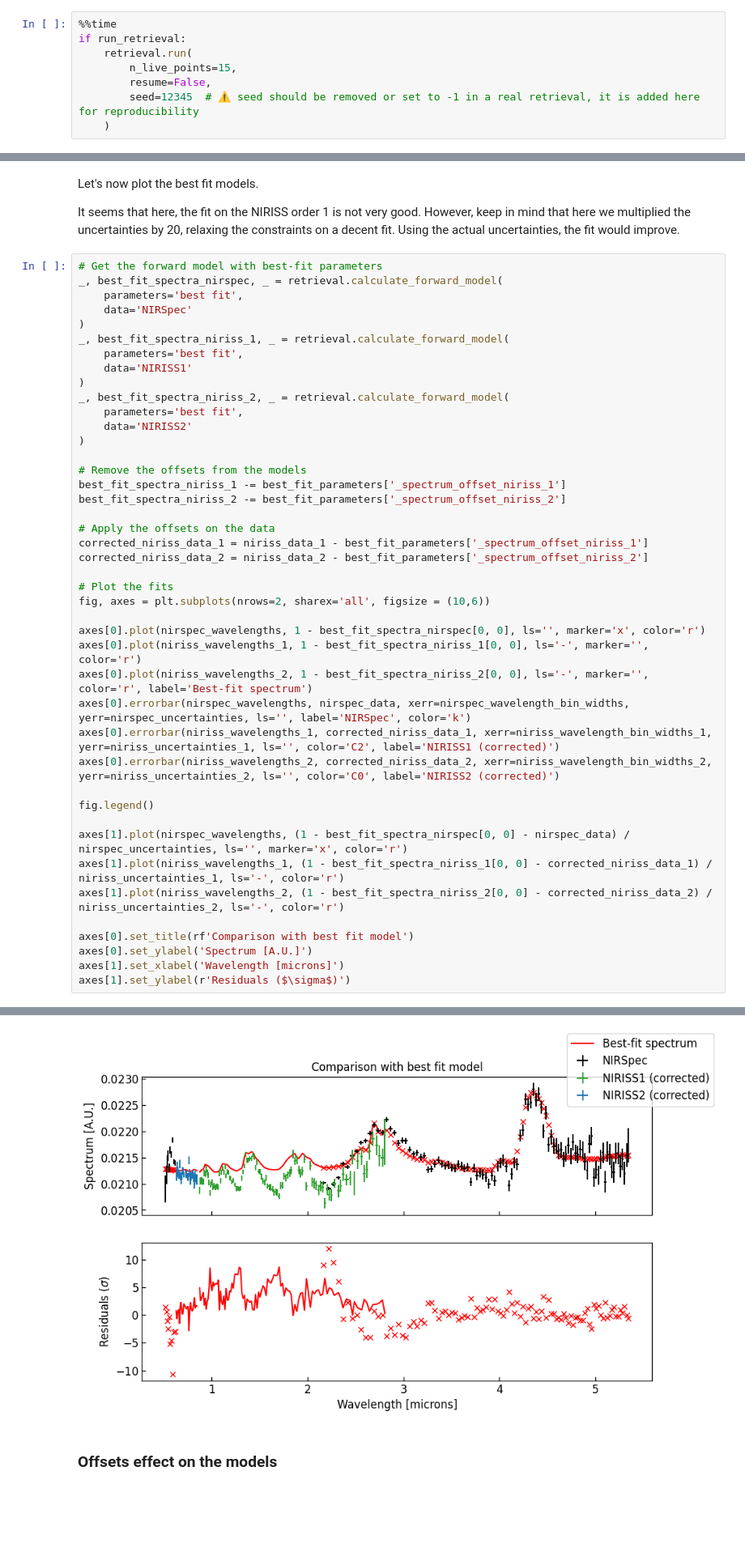
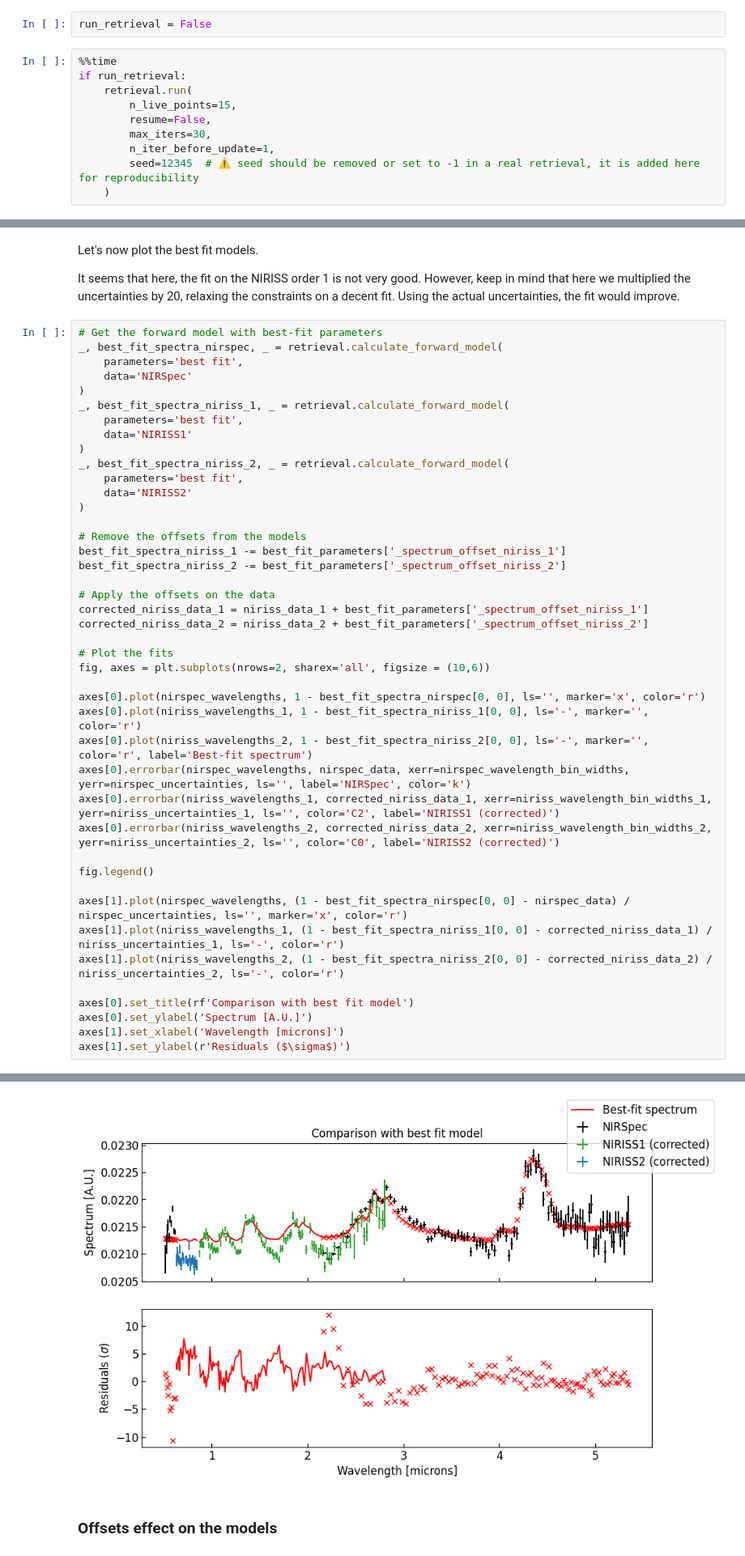
Before and after one commit to wbalmer/petitRADTRANS, a Jupyter notebook: docs/content/notebooks/retrieval_spectral_model_jwst.ipynb, the cells around one changed output, grey strips where cells are left out. Shown at 81% size. Drawn from its saved outputs; the diff is of its cells as text; blank space fills up the shorter version.

```diff
--- a/docs/content/notebooks/retrieval_spectral_model_jwst.ipynb
+++ b/docs/content/notebooks/retrieval_spectral_model_jwst.ipynb
@@ -572,12 +563,16 @@ Using provided Radtrans object for data 'NIRISS1'...
 Using provided Radtrans object for data 'NIRISS2'...
 # %% [markdown]
 Let's now run the retrieval. It should take about 1 hour with 15 processes.
+# %%
+run_retrieval = False
 # %%
 %%time
 if run_retrieval:
     retrieval.run(
         n_live_points=15,
         resume=False,
+        max_iters=30,
+        n_iter_before_update=1,
         seed=12345  # ⚠️ seed should be removed or set to -1 in a real retrieval, it is added here for reproducibility
     )
 # %% [output]
@@ -653,36 +648,36 @@ _, best_fit_spectra_niriss_2, _ = retrieval.calculate_forward_model(
 )
 
 # Remove the offsets from the models
 best_fit_spectra_niriss_1 -= best_fit_parameters['_spectrum_offset_niriss_1']
 best_fit_spectra_niriss_2 -= best_fit_parameters['_spectrum_offset_niriss_2']
 
 # Apply the offsets on the data
-corrected_niriss_data_1 = niriss_data_1 - best_fit_parameters['_spectrum_offset_niriss_1']
-corrected_niriss_data_2 = niriss_data_2 - best_fit_parameters['_spectrum_offset_niriss_2']
+corrected_niriss_data_1 = niriss_data_1 + best_fit_parameters['_spectrum_offset_niriss_1']
+corrected_niriss_data_2 = niriss_data_2 + best_fit_parameters['_spectrum_offset_niriss_2']
 
 # Plot the fits
 fig, axes = plt.subplots(nrows=2, sharex='all', figsize = (10,6))
 
 axes[0].plot(nirspec_wavelengths, 1 - best_fit_spectra_nirspec[0, 0], ls='', marker='x', color='r')
 axes[0].plot(niriss_wavelengths_1, 1 - best_fit_spectra_niriss_1[0, 0], ls='-', marker='', color='r')
 axes[0].plot(niriss_wavelengths_2, 1 - best_fit_spectra_niriss_2[0, 0], ls='-', marker='', color='r', label='Best-fit spectrum')
 axes[0].errorbar(nirspec_wavelengths, nirspec_data, xerr=nirspec_wavelength_bin_widths, yerr=nirspec_uncertainties, ls='', label='NIRSpec', color='k')
 axes[0].errorbar(niriss_wavelengths_1, corrected_niriss_data_1, xerr=niriss_wavelength_bin_widths_1, yerr=niriss_uncertainties_1, ls='', color='C2', label='NIRISS1 (corrected)')
 axes[0].errorbar(niriss_wavelengths_2, corrected_niriss_data_2, xerr=niriss_wavelength_bin_widths_2, yerr=niriss_uncertainties_2, ls='', color='C0', label='NIRISS2 (corrected)')
 
 fig.legend()
 
 axes[1].plot(nirspec_wavelengths, (1 - best_fit_spectra_nirspec[0, 0] - nirspec_data) / nirspec_uncertainties, ls='', marker='x', color='r')
 axes[1].plot(niriss_wavelengths_1, (1 - best_fit_spectra_niriss_1[0, 0] - corrected_niriss_data_1) / niriss_uncertainties_1, ls='-', color='r')
 axes[1].plot(niriss_wavelengths_2, (1 - best_fit_spectra_niriss_2[0, 0] - corrected_niriss_data_2) / niriss_uncertainties_2, ls='-', color='r')
 
 axes[0].set_title(rf'Comparison with best fit model')
 axes[0].set_ylabel('Spectrum [A.U.]')
 axes[1].set_xlabel('Wavelength [microns]')
 axes[1].set_ylabel(r'Residuals ($\sigma$)')
 # %% [output]
 Text(0, 0.5, 'Residuals ($\\sigma$)')
-[figure, old version]
+[figure, new version]
 # %% [markdown]
 ### Offsets effect on the models
 # %% [markdown]
```
Also changed, not shown: parts of 7 cells of this notebook, 5 other files.
